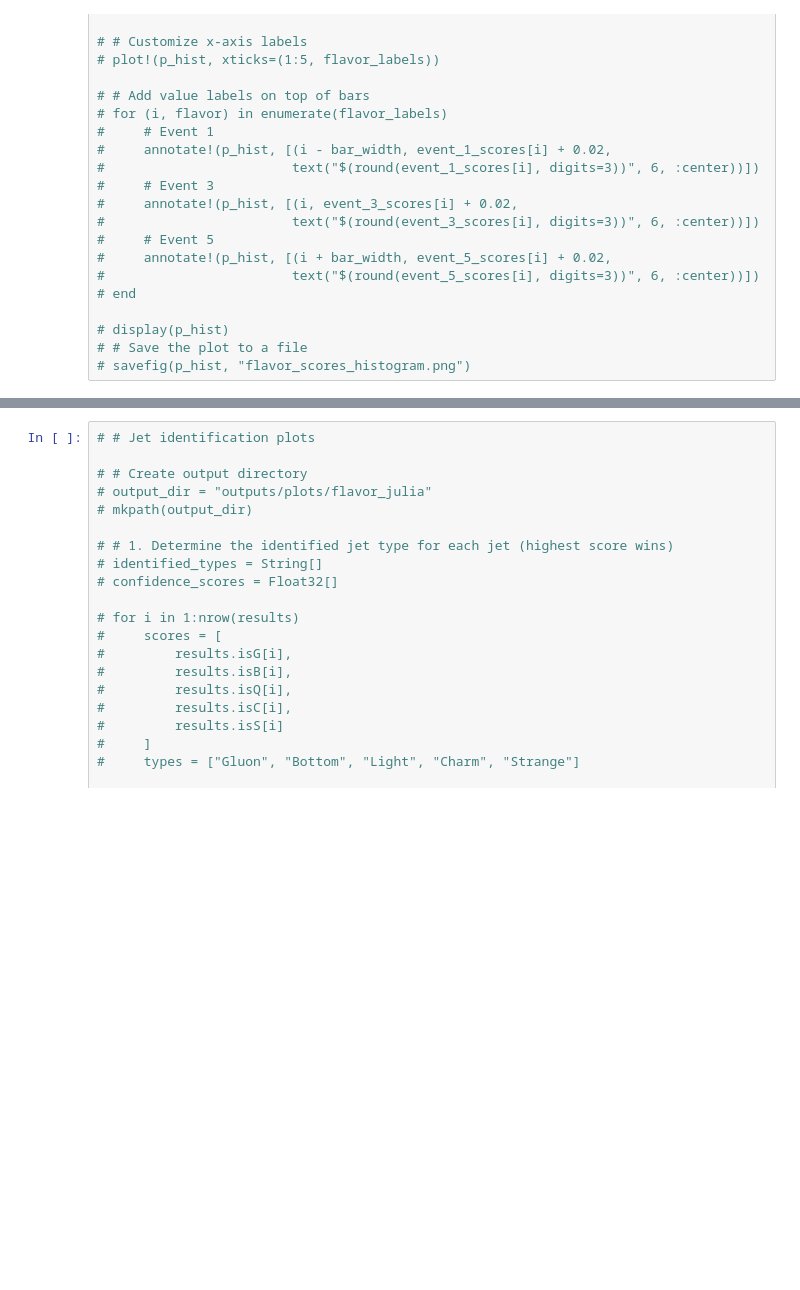
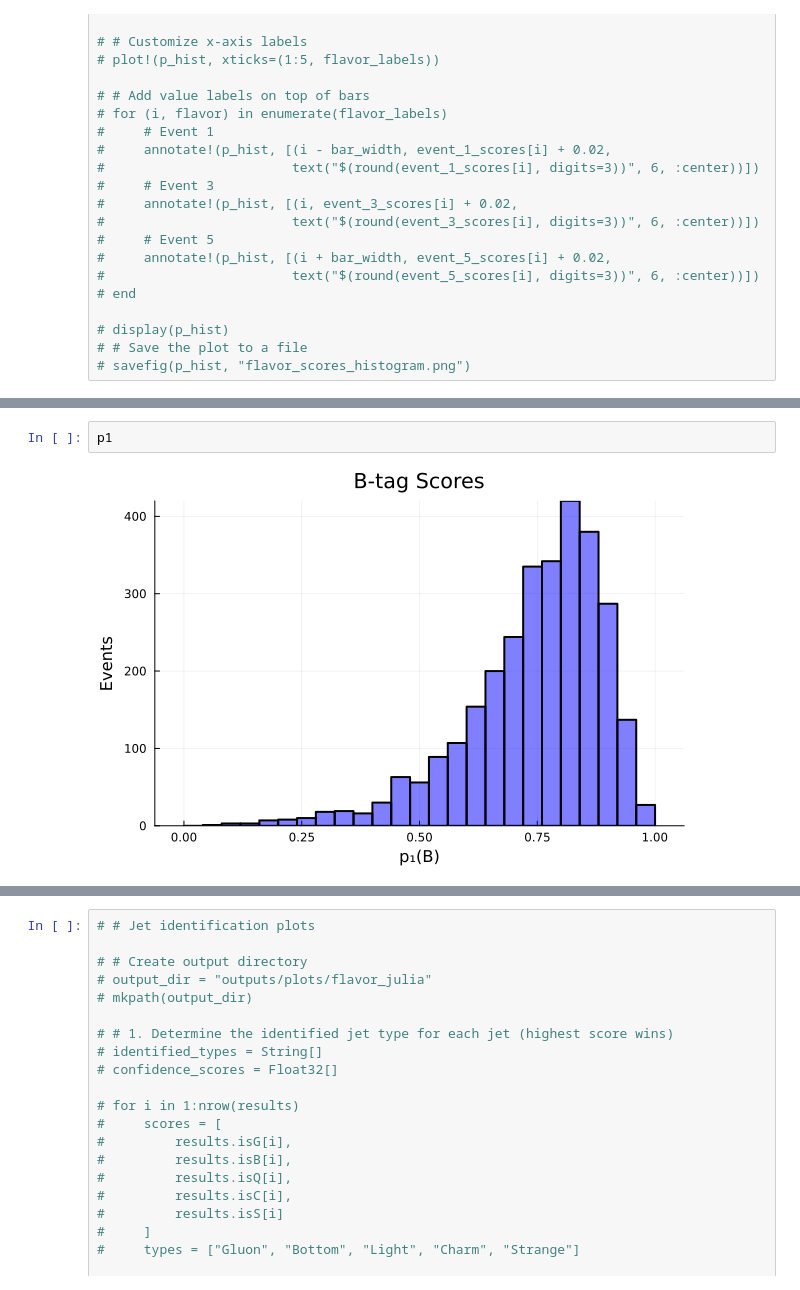
Before and after one commit to HarryWang0619/JetReconstruction.jl, a Jupyter notebook: examples/flavour-tagging/example-flavour-tagging.ipynb, the cells around one changed output, grey strips where cells are left out. Cells and saved outputs as stored; diff of their text form; blank space fills up the shorter version.

```diff
--- a/examples/flavour-tagging/example-flavour-tagging.ipynb
+++ b/examples/flavour-tagging/example-flavour-tagging.ipynb
@@ -631,0 +632,4 @@ plot(p1, p2, p3, p4, p5, layout=(2, 3))
+# %%
+p1
+# %% [output]
+[figure, added]
```
Also changed, not shown: parts of 7 cells of this notebook, 1 other file.
